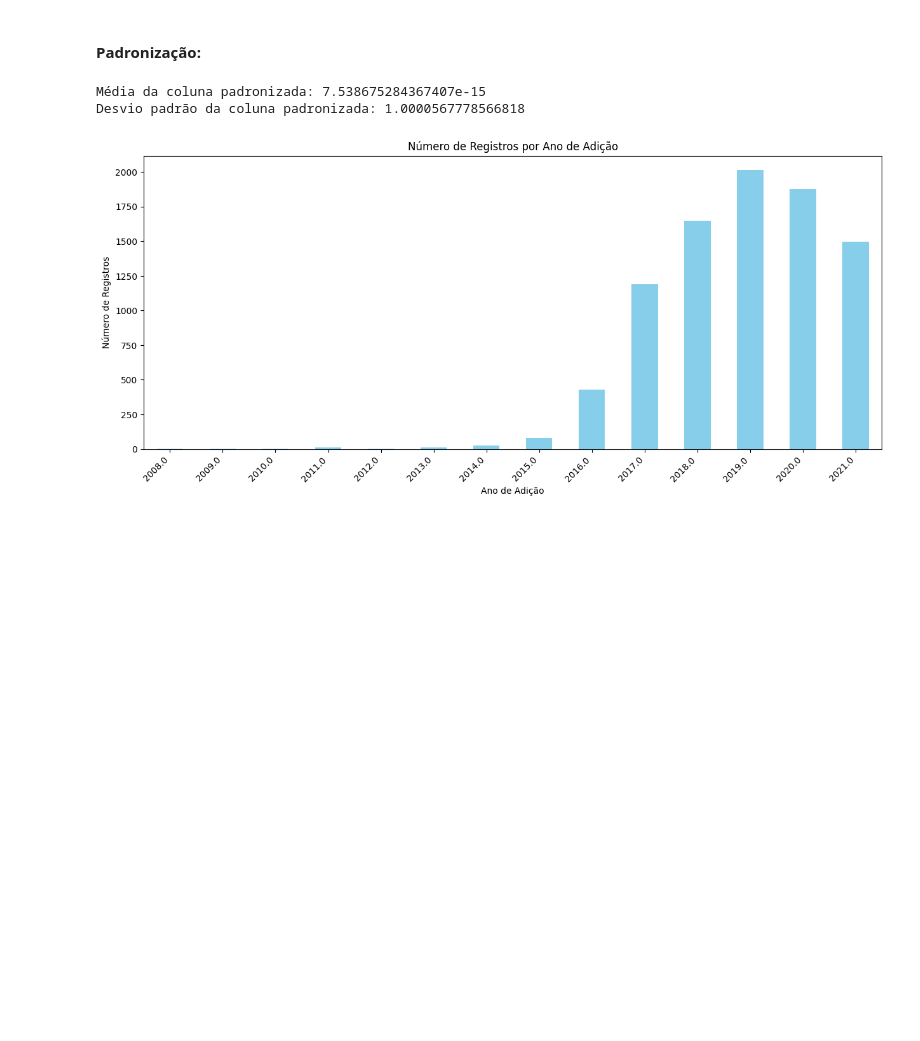
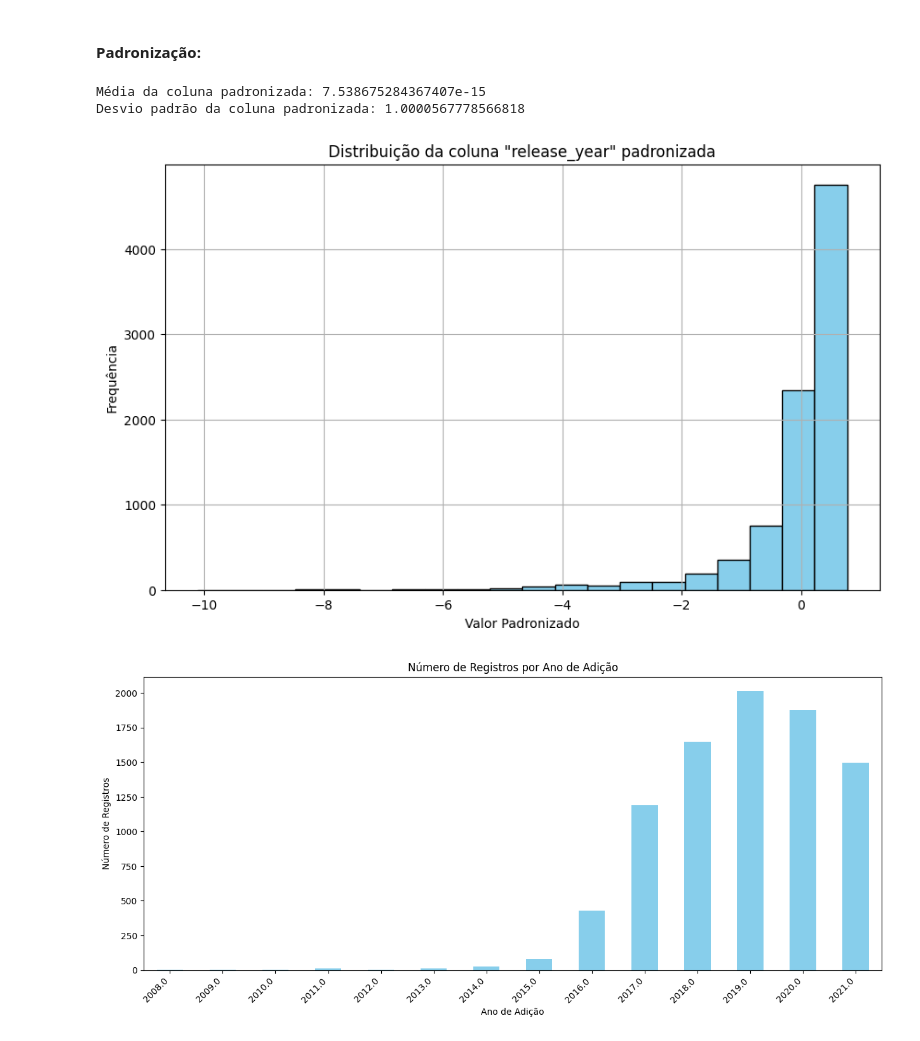
Before and after one commit to leviutima/CheckPoint-AI-CHATBOT, a Jupyter notebook: RM_553580_LEVIYUKIUTIMA_CP2.ipynb, the cells around one changed output. Drawn from its saved outputs; the diff is of its cells as text; code cells hidden in the pictures; blank space fills up the shorter version.

```diff
--- a/RM_553580_LEVIYUKIUTIMA_CP2.ipynb
+++ b/RM_553580_LEVIYUKIUTIMA_CP2.ipynb
@@ -236,12 +236,20 @@ variavelPadronizada['release_year_standardized'] = scaler.fit_transform(criacaoV
 # %%
 media = variavelPadronizada['release_year_standardized'].mean()
 desvioPadrao = variavelPadronizada['release_year_standardized'].std()
 
 print("Média da coluna padronizada:", media)
 print("Desvio padrão da coluna padronizada:", desvioPadrao)
+plt.figure(figsize=(10, 6))
+plt.hist(variavelPadronizada['release_year_standardized'], bins=20, color='skyblue', edgecolor='black')
+plt.title('Distribuição da coluna "release_year" padronizada')
+plt.xlabel('Valor Padronizado')
+plt.ylabel('Frequência')
+plt.grid(True)
+plt.show()
 # %% [output]
 Média da coluna padronizada: 7.538675284367407e-15
 Desvio padrão da coluna padronizada: 1.0000567778566818
+[figure, added]
 # %%
 # Carregar os dados do CSV para um DataFrame
 criacaoVariavel = pd.read_csv('../cp/netflix_titles.csv')
```
Also changed, not shown: parts of 1 cell of this notebook, 3 other files.
